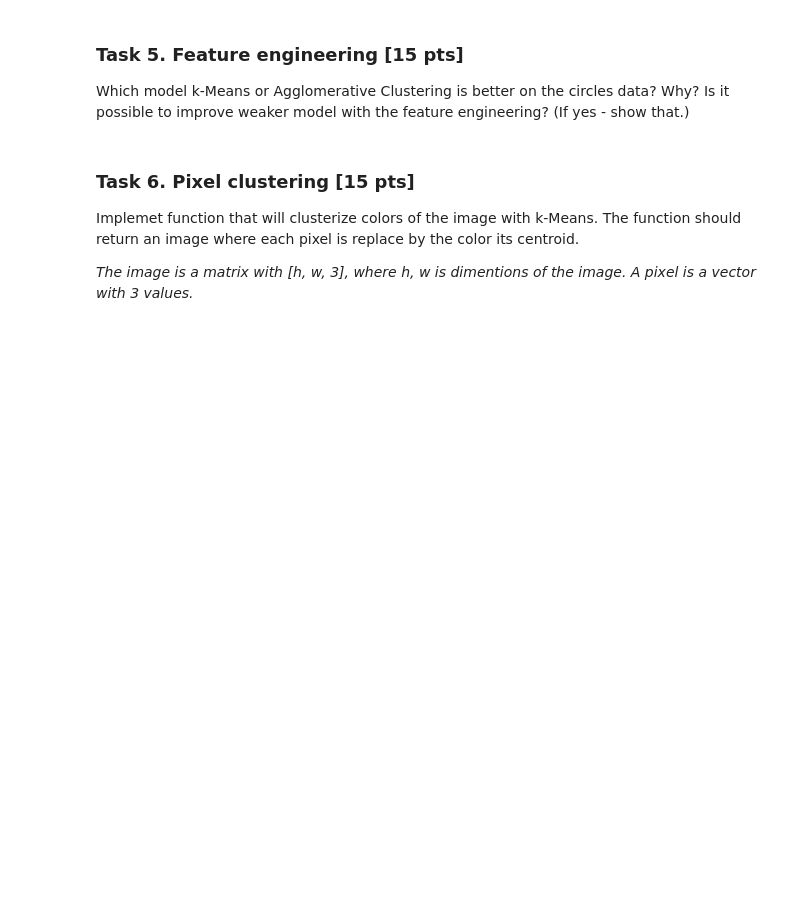
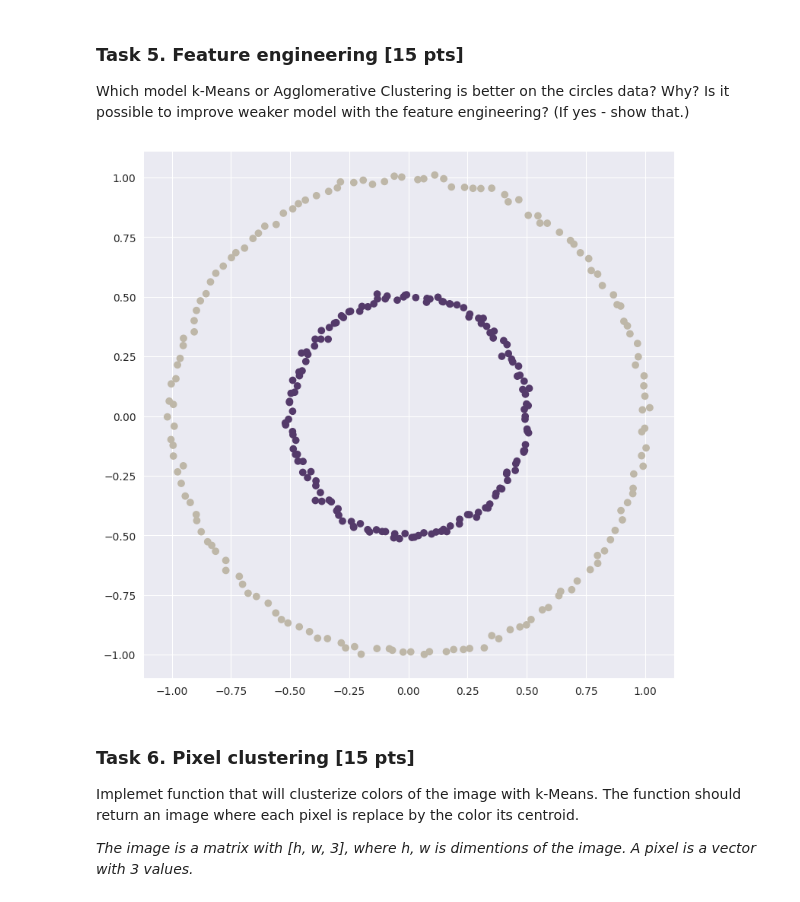
Before and after one commit to kirvader/jub_ml, a Jupyter notebook: fall_2022/lecture_4/assignment_3.ipynb, the cells around one changed output. Drawn from its saved outputs; the diff is of its cells as text; code cells hidden in the pictures; blank space fills up the shorter version.

```diff
--- a/fall_2022/lecture_4/assignment_3.ipynb
+++ b/fall_2022/lecture_4/assignment_3.ipynb
@@ -283,6 +288,18 @@ visualize_clasters(X_2, labels)
 ### **Task 5. Feature engineering [15 pts]**
 
 Which model k-Means or Agglomerative Clustering is better on the circles data? Why? Is it possible to improve weaker model with the feature engineering? (If yes - show that.)
+# %%
+# Both algorithms on standard features are bad on circles data.
+# K means is bad because even if it gets the perfect clusterization the next step will break it all. That's because the centroids will be right in the center and all points at the next iteration will be in two parts.
+# Agglomerative clustering with mean or max linkage won't do any better because there are situations that can make this algo work wrong. For example if only one half of one circle became one cluster and only one half from the other circle became another cluster then mean between these two clusters will be almost 0.
+
+# However feature linkage can do the trick because it'll go just like Cruscall's algorithm:
+
+agg_clustering = AgglomertiveClustering(n_clusters=2, linkage="simple")
+labels = agg_clustering.fit_predict(X_2)
+visualize_clasters(X_2, labels)
+# %% [output]
+[figure, added]
 # %% [markdown]
 ### **Task 6. Pixel clustering [15 pts]**
 
```
Also changed, not shown: parts of 10 cells of this notebook, 1 other file.
